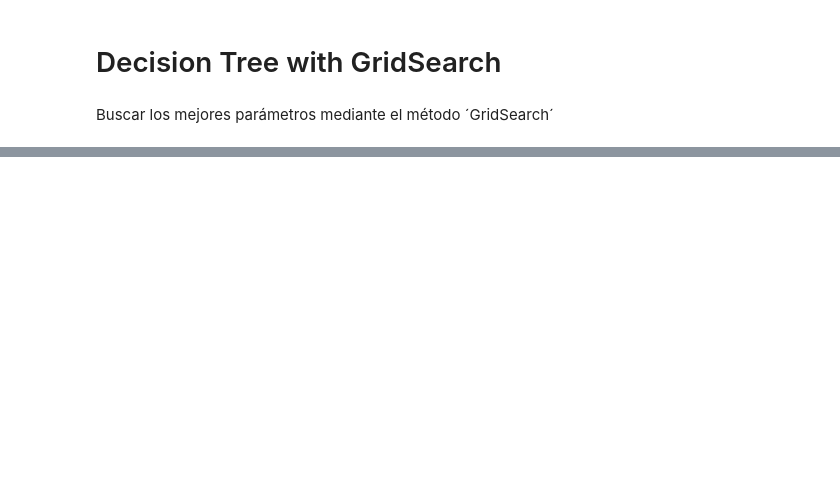
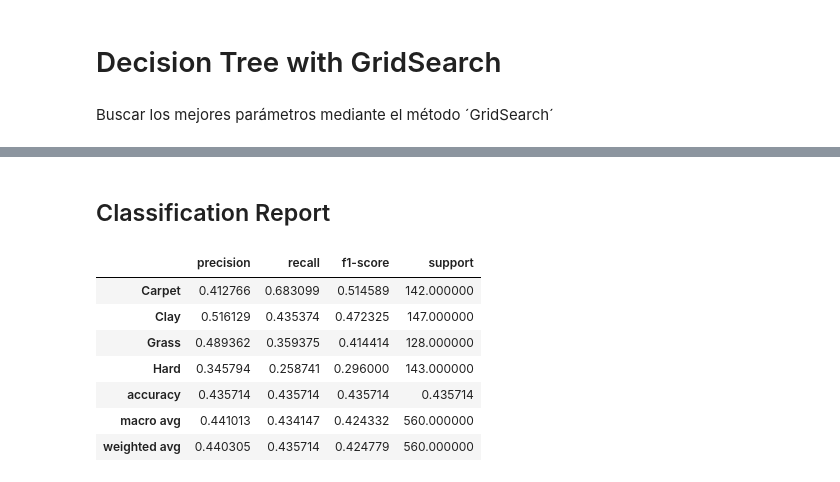
Before and after one commit to luperezsal/DM-Classification-Tree, a Jupyter notebook: Main.ipynb, the cells around one changed output, grey strips where cells are left out. Cells and saved outputs as stored; diff of their text form; code cells hidden in the pictures; blank space fills up the shorter version.

```diff
--- a/Main.ipynb
+++ b/Main.ipynb
@@ -370,0 +386,23 @@ print(classification_report(y_test, y_pred))
+# %% [markdown]
+## Classification Report
+# %%
+from sklearn.metrics import classification_report
+
+# Save Classification Report csv
+FILE_NAME = f"gs_{best_criterion}_{best_max_depth}_cr_{MODEL_TIMESTAMP}.csv"
+
+y_pred = model.predict(x_test)
+report = classification_report(y_test, y_pred, output_dict = True)
+
+report_df = pd.DataFrame(report).transpose()
+report_df.to_csv(CLASSIFICATION_REPORTS_PATH + FILE_NAME, index= True)
+display(report_df)
+# %% [output]
+|  | precision | recall | f1-score | support |
+| Carpet | 0.412766 | 0.683099 | 0.514589 | 142.000000 |
+| Clay | 0.516129 | 0.435374 | 0.472325 | 147.000000 |
+| Grass | 0.489362 | 0.359375 | 0.414414 | 128.000000 |
+| Hard | 0.345794 | 0.258741 | 0.296000 | 143.000000 |
+| accuracy | 0.435714 | 0.435714 | 0.435714 | 0.435714 |
+| macro avg | 0.441013 | 0.434147 | 0.424332 | 560.000000 |
+| weighted avg | 0.440305 | 0.435714 | 0.424779 | 560.000000 |
```
Also changed, not shown: parts of 12 cells of this notebook, 6 other files.
